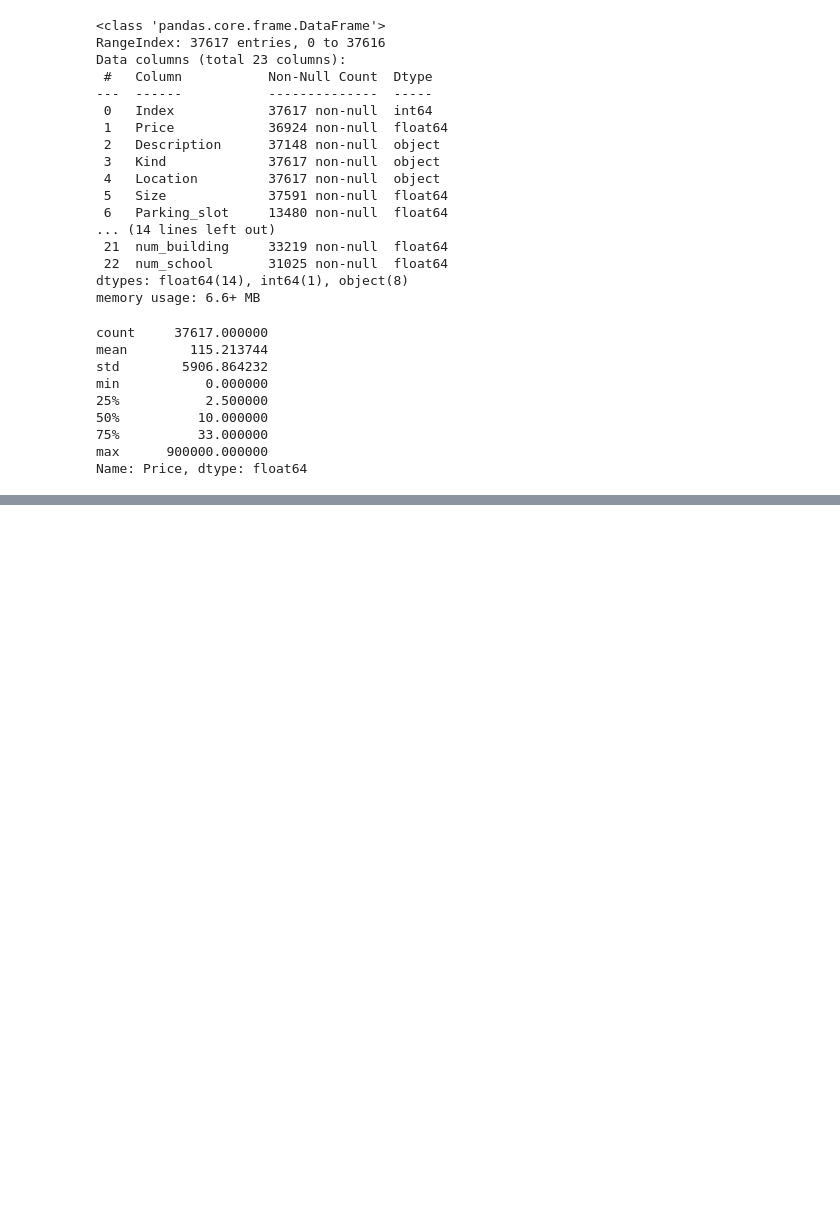
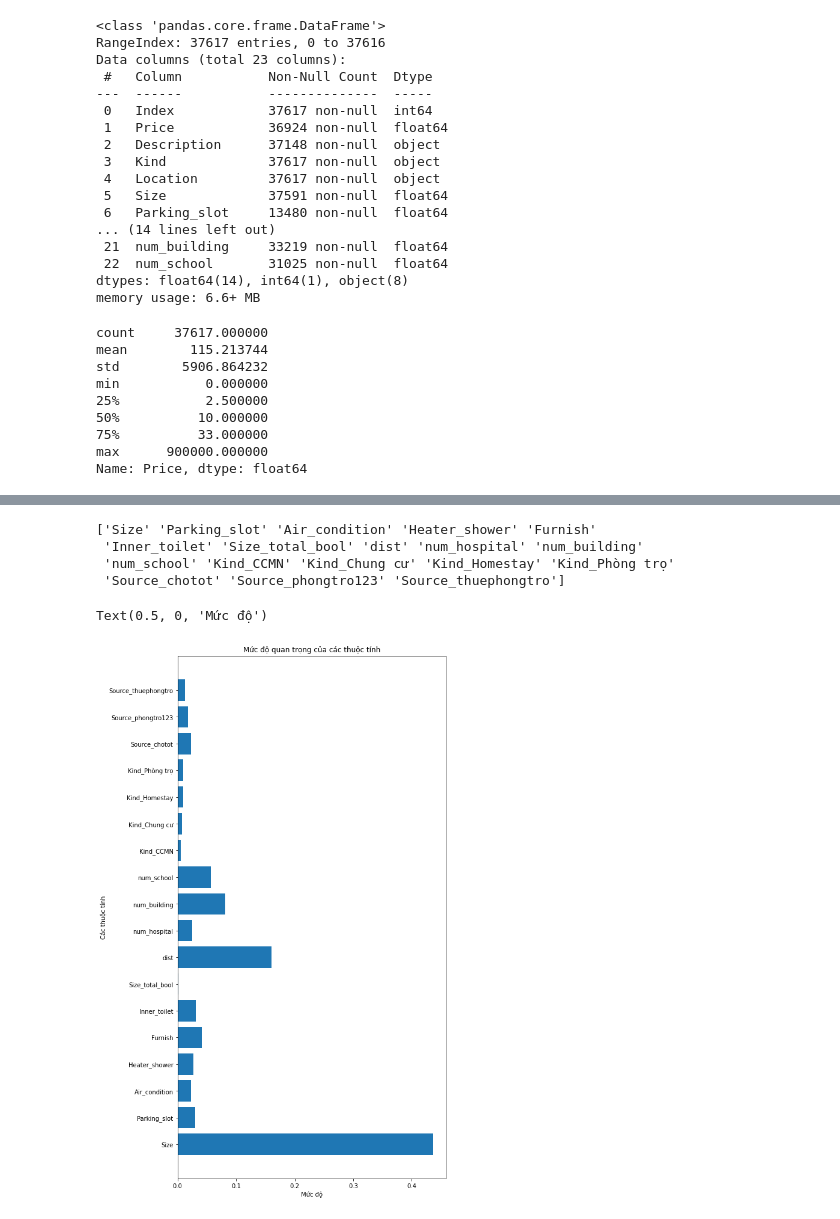
Before and after one commit to NgocNam1512/rental_house_pricing, a Jupyter notebook: src/run_models/models.ipynb, the cells around one changed output, grey strips where cells are left out. Saved outputs shown, nothing was run; the diff lists cells and outputs as text; code cells hidden in the pictures; blank space fills up the shorter version.

```diff
--- a/src/run_models/models.ipynb
+++ b/src/run_models/models.ipynb
@@ -314,12 +322,19 @@ Average MAE: 0.23399999999999999
 # %%
-# import matplotlib.pyplot as plt
+import matplotlib.pyplot as plt
 
-# features_name = data_processed.drop(['lat', 'lng', 'Price'], axis = 1).columns.values
-# n = len(features_name)
-# print(features_name)
-# plt.figure(figsize=(8,16))
-# plt.barh(range(n), rf.feature_importances_)
-# plt.yticks(range(n), features_name)
-# plt.title("Mức độ quan trọng của các thuộc tính")
-# plt.ylabel("Các thuộc tính")
-# plt.xlabel("Mức độ")
+features_name = data_processed.drop(['lat', 'lng', 'Price'], axis = 1).columns.values
+n = len(features_name)
+print(features_name)
+plt.figure(figsize=(8,16))
+plt.barh(range(n), rf.feature_importances_)
+plt.yticks(range(n), features_name)
+plt.title("Mức độ quan trọng của các thuộc tính")
+plt.ylabel("Các thuộc tính")
+plt.xlabel("Mức độ")
+# %% [output]
+['Size' 'Parking_slot' 'Air_condition' 'Heater_shower' 'Furnish'
+ 'Inner_toilet' 'Size_total_bool' 'dist' 'num_hospital' 'num_building'
+ 'num_school' 'Kind_CCMN' 'Kind_Chung cư' 'Kind_Homestay' 'Kind_Phòng trọ'
+ 'Source_chotot' 'Source_phongtro123' 'Source_thuephongtro']
+Text(0.5, 0, 'Mức độ')
+[figure, added]
```
Also changed, not shown: parts of 7 cells of this notebook.
